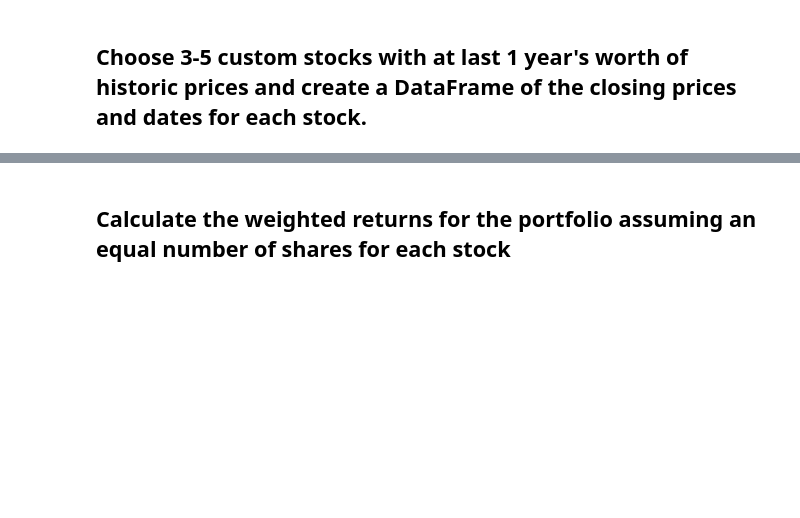
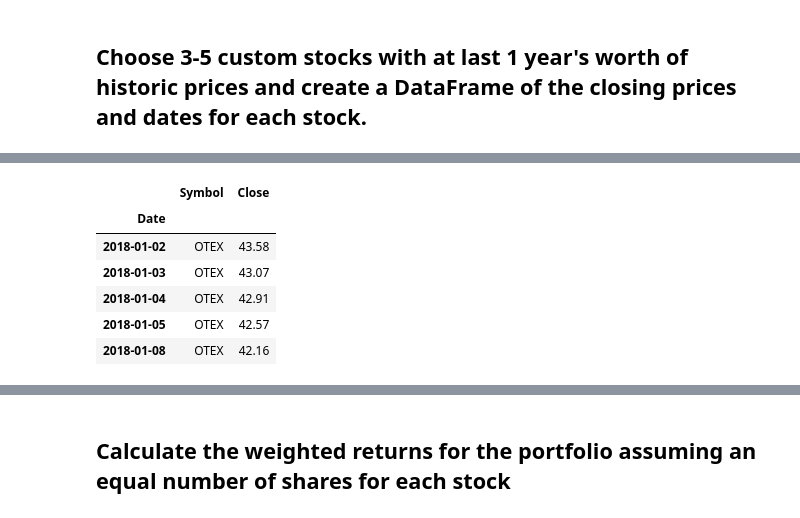
Before and after one commit to emilyblackstein/Module_4_Challenge, a Jupyter notebook: Starter_Code/whale_analysis.ipynb, the cells around one changed output, grey strips where cells are left out. Cells and saved outputs as stored; diff of their text form; code cells hidden in the pictures; blank space fills up the shorter version.

```diff
--- a/Starter_Code/whale_analysis.ipynb
+++ b/Starter_Code/whale_analysis.ipynb
@@ -440,0 +461,14 @@ In this section, you will build your own portfolio of stocks, calculate the retu
+# %%
+# Reading data from 2nd stock
+otext_returns = ("./Resources/otex_historical.csv")
+otext_returns = pd.read_csv(otext_returns, index_col="Date", infer_datetime_format=True, parse_dates=True)
+otext_returns = otext_returns.sort_index()
+otext_returns.head()
+# %% [output]
+|  | Symbol | Close |
+| Date |  |  |
+| 2018-01-02 | OTEX | 43.58 |
+| 2018-01-03 | OTEX | 43.07 |
+| 2018-01-04 | OTEX | 42.91 |
+| 2018-01-05 | OTEX | 42.57 |
+| 2018-01-08 | OTEX | 42.16 |
```
Also changed, not shown: parts of 12 cells of this notebook.
